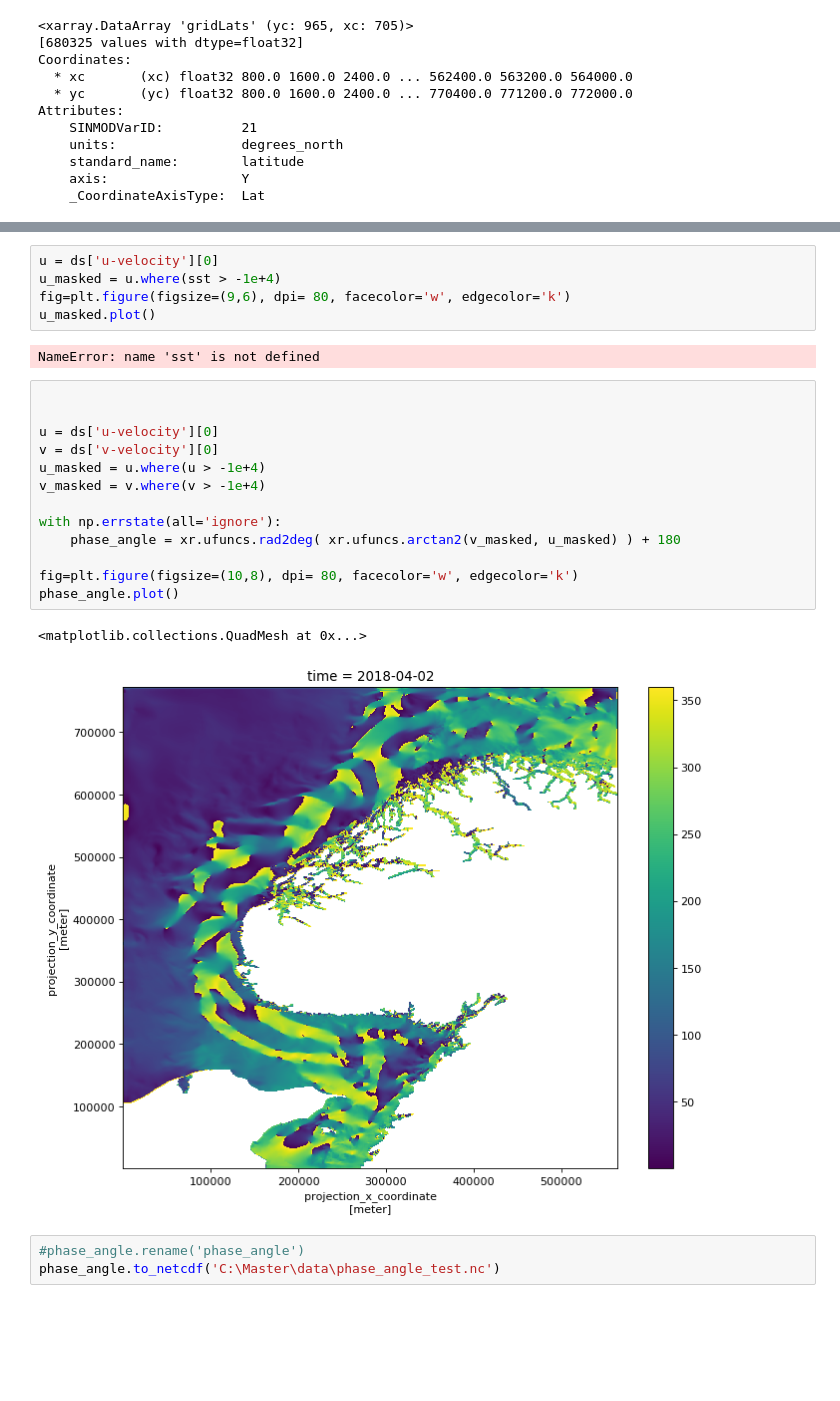
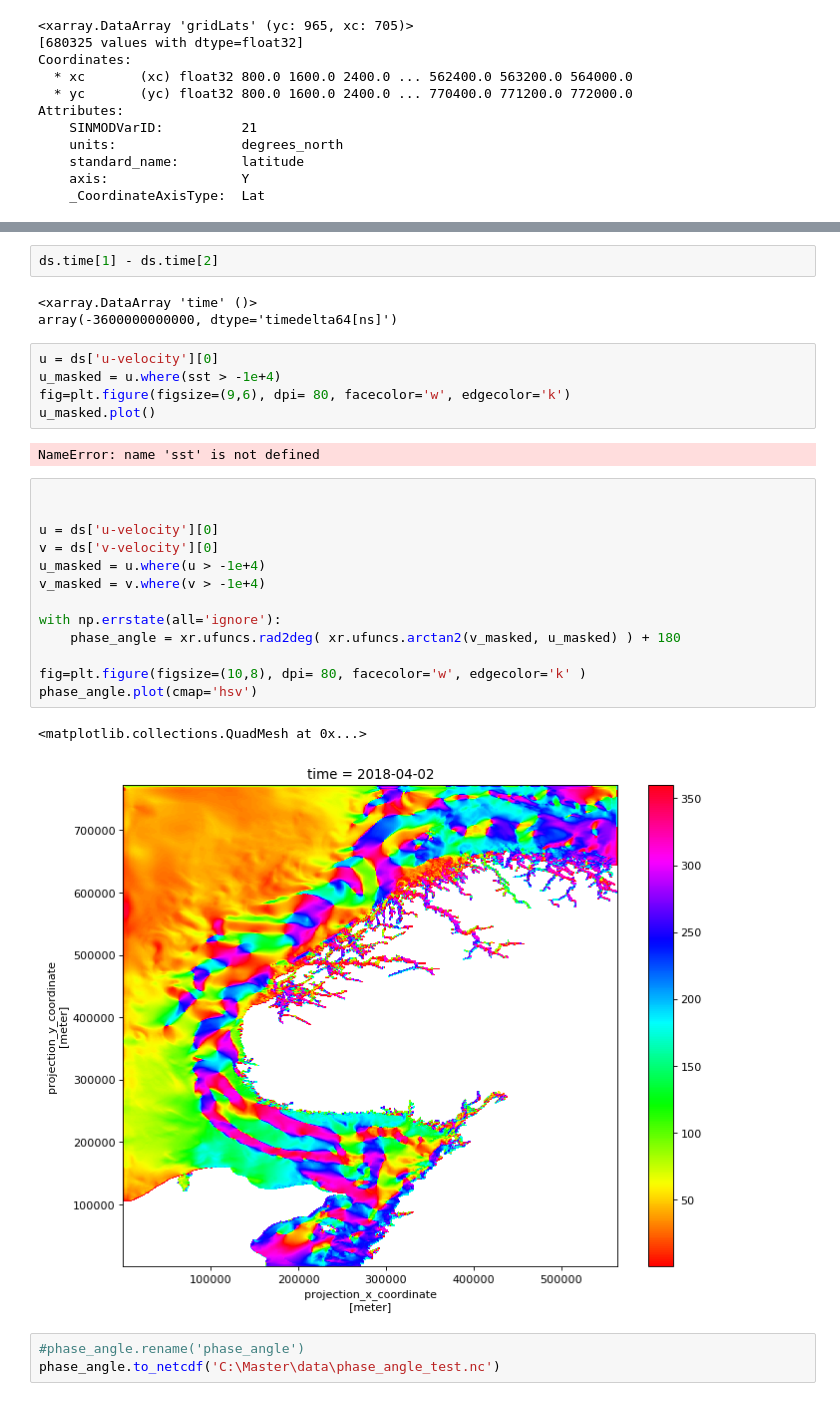
Before and after one commit to evenlwanvik/TTK-4900-Master, a Jupyter notebook: visualize/SINMOD_analysis.ipynb, the cells around one changed output, grey strips where cells are left out. Saved outputs shown, nothing was run; the diff lists cells and outputs as text; blank space fills up the shorter version.

```diff
--- a/visualize/SINMOD_analysis.ipynb
+++ b/visualize/SINMOD_analysis.ipynb
@@ -187,3 +182,8 @@ Data variables:
+# %%
+ds.time[1] - ds.time[2]
+# %% [output]
+<xarray.DataArray 'time' ()>
+array(-3600000000000, dtype='timedelta64[ns]')
 # %%
 u = ds['u-velocity'][0]
 u_masked = u.where(sst > -1e+4)
@@ -194,19 +194,19 @@ NameError: name 'sst' is not defined
 # %%
 
 
 u = ds['u-velocity'][0]
 v = ds['v-velocity'][0]
 u_masked = u.where(u > -1e+4)
 v_masked = v.where(v > -1e+4)
 
 with np.errstate(all='ignore'):
     phase_angle = xr.ufuncs.rad2deg( xr.ufuncs.arctan2(v_masked, u_masked) ) + 180
 
-fig=plt.figure(figsize=(10,8), dpi= 80, facecolor='w', edgecolor='k')
-phase_angle.plot()
+fig=plt.figure(figsize=(10,8), dpi= 80, facecolor='w', edgecolor='k' )
+phase_angle.plot(cmap='hsv')
 # %% [output]
 <matplotlib.collections.QuadMesh at 0x...>
-[figure, old version]
+[figure, new version]
 # %%
 #phase_angle.rename('phase_angle')
 phase_angle.to_netcdf('C:\Master\data\phase_angle_test.nc')
```
Also changed, not shown: parts of 3 cells of this notebook, 4 other files.
